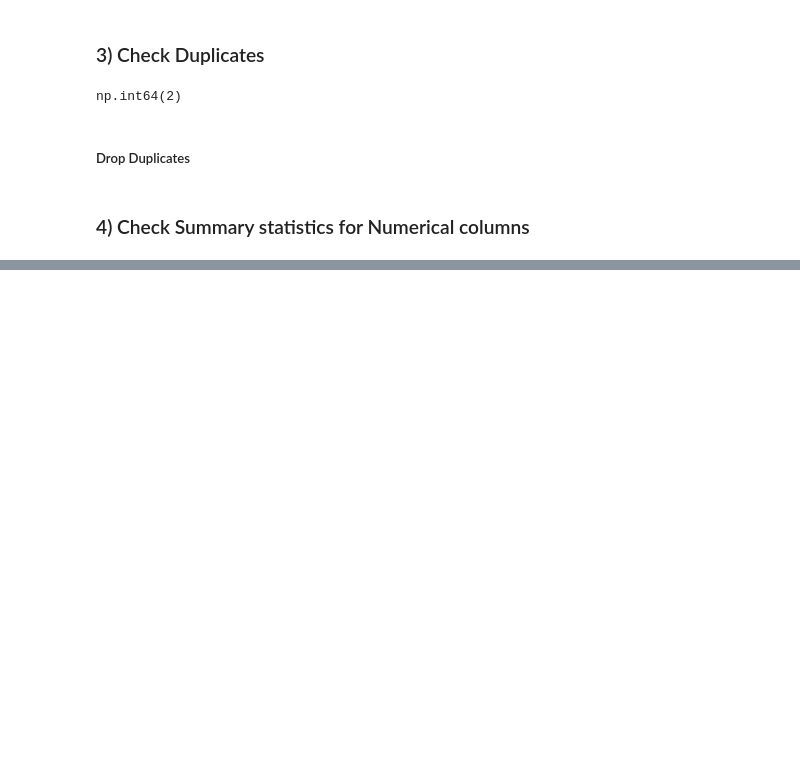
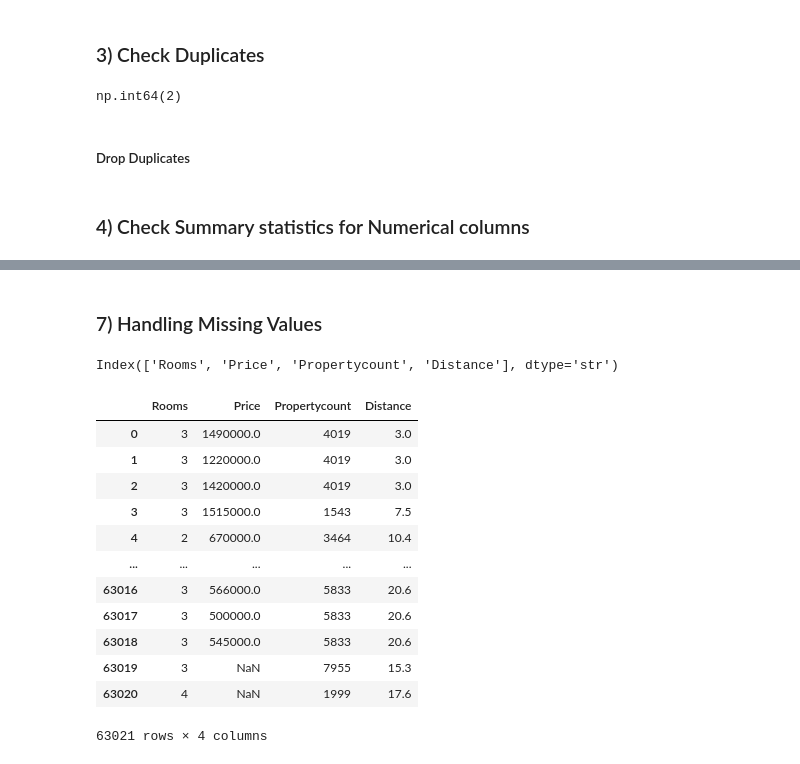
Before and after one commit to MariamMohamed9/Melbourne-Housing-Data-Analysis, a Jupyter notebook: Melbourne project/Melbourne_analysis.ipynb, the cells around one changed output, grey strips where cells are left out. Saved outputs shown, nothing was run; the diff lists cells and outputs as text; code cells hidden in the pictures; blank space fills up the shorter version.

```diff
--- a/Melbourne project/Melbourne_analysis.ipynb
+++ b/Melbourne project/Melbourne_analysis.ipynb
@@ -112,0 +178,23 @@ df.describe(include= ['str'])
+# %% [markdown]
+### 7)  Handling Missing Values
+# %%
+num_cols = df.select_dtypes(include= 'number').columns
+num_cols
+# %% [output]
+Index(['Rooms', 'Price', 'Propertycount', 'Distance'], dtype='str')
+# %%
+df[num_cols]
+# %% [output]
+|  | Rooms | Price | Propertycount | Distance |
+| 0 | 3 | 1490000.0 | 4019 | 3.0 |
+| 1 | 3 | 1220000.0 | 4019 | 3.0 |
+| 2 | 3 | 1420000.0 | 4019 | 3.0 |
+| 3 | 3 | 1515000.0 | 1543 | 7.5 |
+| 4 | 2 | 670000.0 | 3464 | 10.4 |
+| ... | ... | ... | ... | ... |
+| 63016 | 3 | 566000.0 | 5833 | 20.6 |
+| 63017 | 3 | 500000.0 | 5833 | 20.6 |
+| 63018 | 3 | 545000.0 | 5833 | 20.6 |
+| 63019 | 3 | NaN | 7955 | 15.3 |
+| 63020 | 4 | NaN | 1999 | 17.6 |
+63021 rows × 4 columns
```
Also changed, not shown: parts of 67 cells of this notebook, 1 other file.
